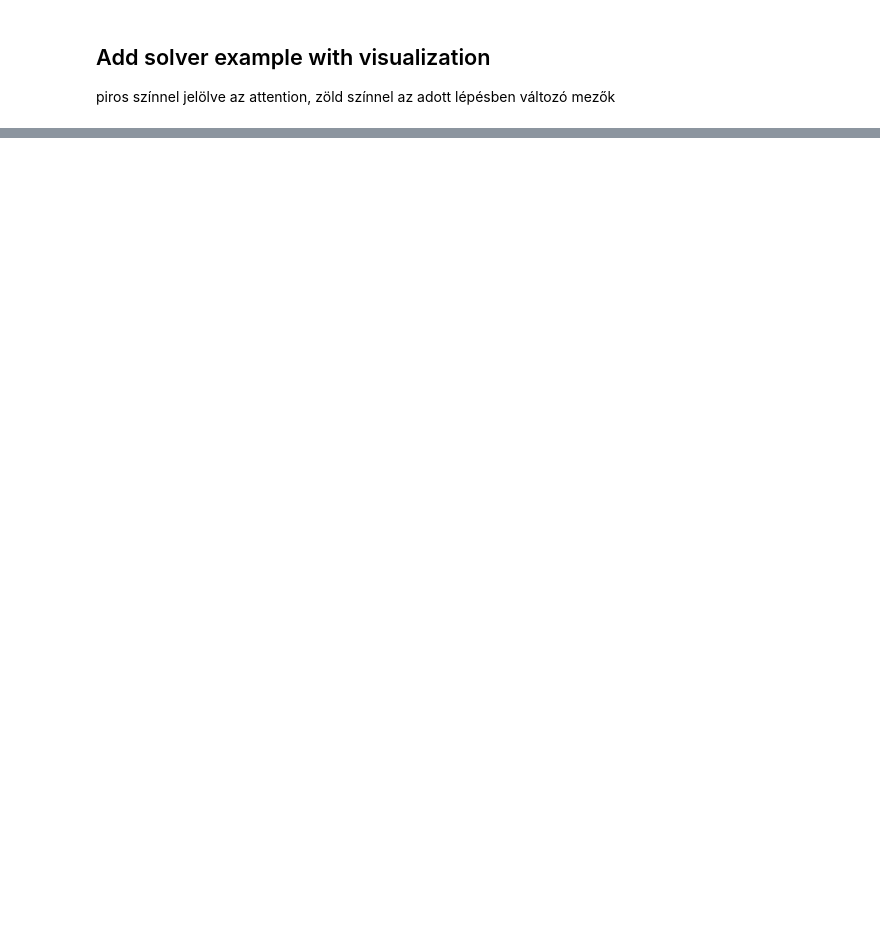
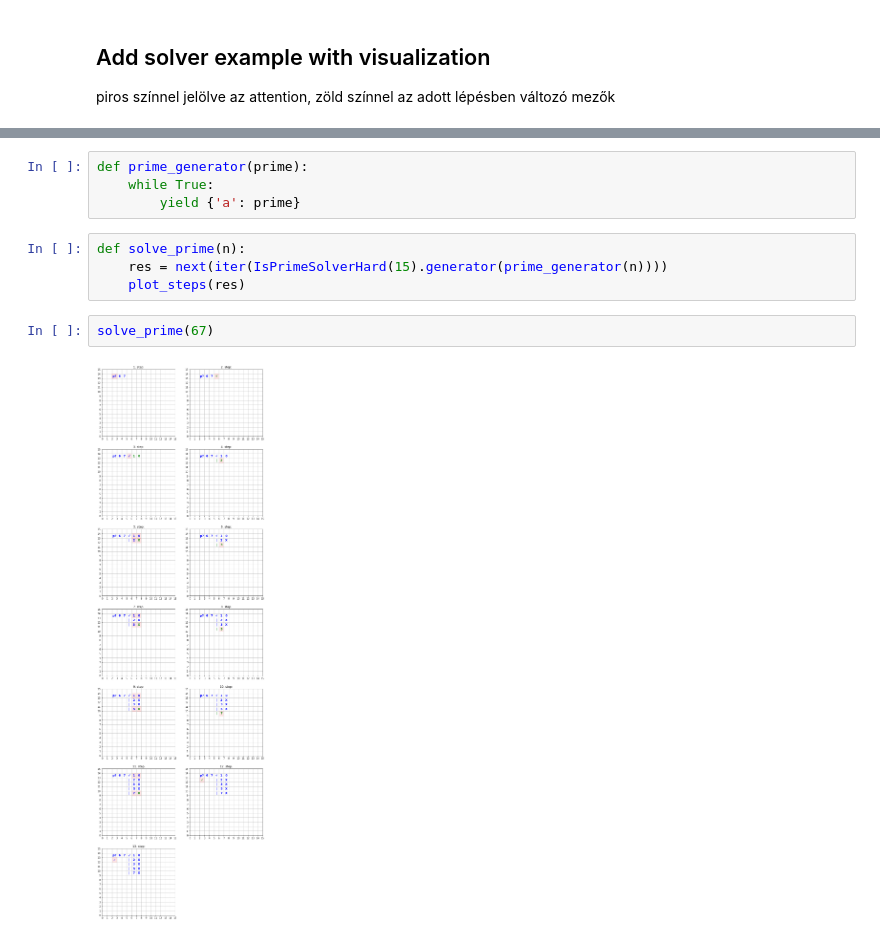
Before and after one commit to csadrian/arithmetics_on_paper, a Jupyter notebook: examples.ipynb, the cells around one changed output, grey strips where cells are left out. Drawn from its saved outputs; the diff is of its cells as text; blank space fills up the shorter version.

```diff
--- a/examples.ipynb
+++ b/examples.ipynb
@@ -34,0 +64,12 @@ add_solver_example()
+# %%
+def prime_generator(prime):
+    while True:
+        yield {'a': prime}
+# %%
+def solve_prime(n):
+    res = next(iter(IsPrimeSolverHard(15).generator(prime_generator(n))))
+    plot_steps(res)
+# %%
+solve_prime(67)
+# %% [output]
+[figure, added]
```
Also changed, not shown: parts of 18 cells of this notebook.
